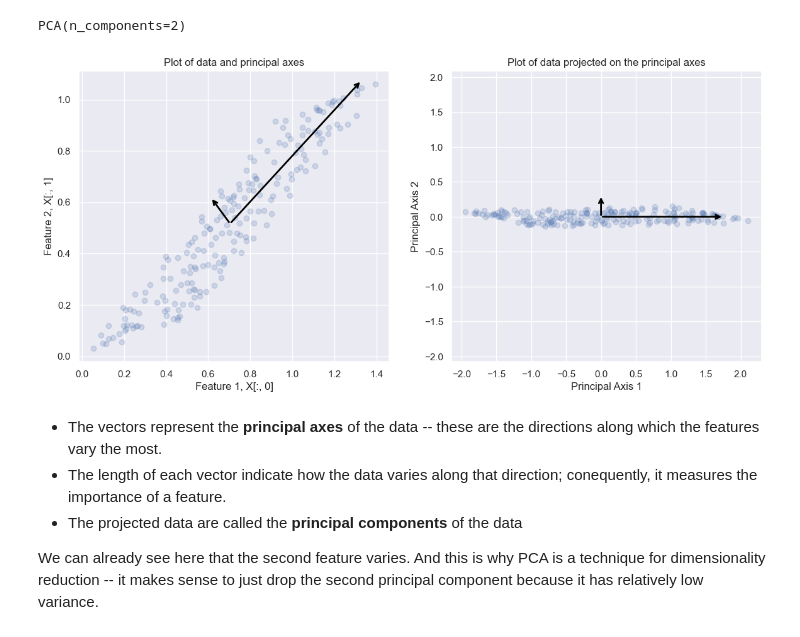
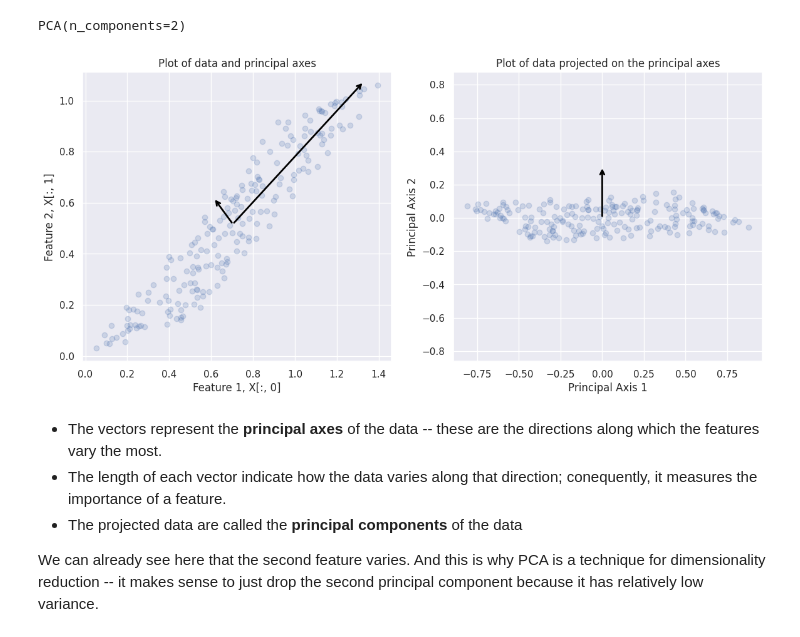
Before and after one commit to svd-jelo/IBM-Data-Science-Specialization, a Jupyter notebook: Course-9_Machine-Learning/notebooks/NB7_PCA.ipynb, the cells around one changed output. Cells and saved outputs as stored; diff of their text form; code cells hidden in the pictures.

```diff
--- a/Course-9_Machine-Learning/notebooks/NB7_PCA.ipynb
+++ b/Course-9_Machine-Learning/notebooks/NB7_PCA.ipynb
@@ -37,33 +37,33 @@ PCA(n_components=2)
 # %%
 def draw_vector(v0, v1, ax=None):
     ax = ax or plt.gca()
     arrowprops = dict(arrowstyle='->',
                      linewidth=2,
                      color = 'black')
     ax.annotate('', v1, v0, arrowprops=arrowprops)
 
 fig, ax = plt.subplots(1,2,figsize=(14,6))
 ax[0].scatter(X[:,0], X[:,1], alpha=0.2)
 for length, vector in zip(pca_model.explained_variance_, pca_model.components_):
     v = vector * np.sqrt(length) * 2 #Scaled up by 2 so it looks better
     draw_vector(pca_model.mean_, pca_model.mean_ + v, ax=ax[0])
 ax[0].set_title('Plot of data and principal axes')
 ax[0].set_xlabel('Feature 1, X[:, 0]')
 ax[0].set_ylabel('Feature 2, X[:, 1]')
 
 X_transform = pca_model.transform(X)
-ax[1].scatter(X_transform_scaled[:, 0], X_transform[:, 1], alpha=0.2)
+ax[1].scatter(X_transform[:, 0], X_transform[:, 1], alpha=0.2)
 arrowprops = dict(arrowstyle='->', linewidth=2, color='black')
 ax[1].annotate('',(0,2 * X_transform[:,1].max()), (0,0), arrowprops=arrowprops)
 ax[1].annotate('',(2 * X_transform[:,0].max(),0), (0,0), arrowprops=arrowprops)
 ax[1].set_title('Plot of data projected on the principal axes')
 ax[1].set_xlabel('Principal Axis 1')
 ax[1].set_ylabel('Principal Axis 2')
 
 plt.axis('equal')
 plt.show()
 # %% [output]
-[figure, old version]
+[figure, new version]
 # %% [markdown]
 - The vectors represent the **principal axes** of the data -- these are the directions along which the features vary the most.
 - The length of each vector indicate how the data varies along that direction; conequently, it measures the importance of a feature.
```
Also changed, not shown: parts of 7 cells of this notebook.
